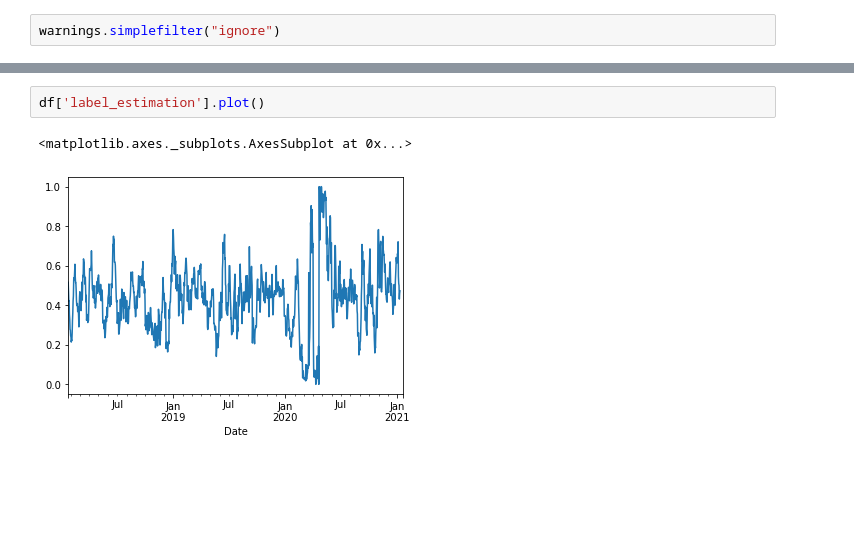
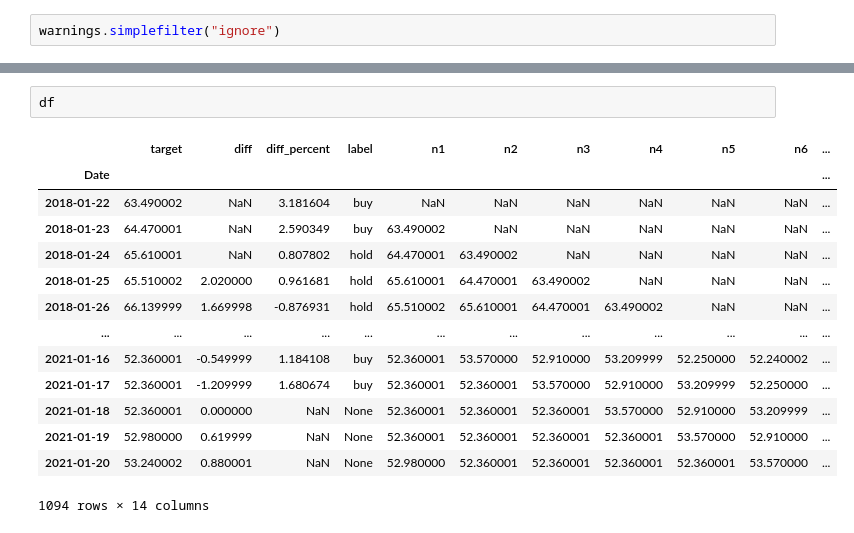
Before and after one commit to svkov/time-series-forecasting, a Jupyter notebook: notebooks/Classification.ipynb, the cells around one changed output, grey strips where cells are left out. Drawn from its saved outputs; the diff is of its cells as text; blank space fills up the shorter version.

```diff
--- a/notebooks/Classification.ipynb
+++ b/notebooks/Classification.ipynb
@@ -115,5 +86,17 @@ df = prepare_data(n=n, thresh=thresh, window_len=window_len, a=10)
 # %%
-df['label_estimation'].plot()
+df
 # %% [output]
+|  | target | diff | diff_percent | label | n1 | n2 | n3 | n4 | n5 | n6 | ... |
+| Date |  |  |  |  |  |  |  |  |  |  | ... |
+| 2018-01-22 | 63.490002 | NaN | 3.181604 | buy | NaN | NaN | NaN | NaN | NaN | NaN | ... |
+| 2018-01-23 | 64.470001 | NaN | 2.590349 | buy | 63.490002 | NaN | NaN | NaN | NaN | NaN | ... |
+| 2018-01-24 | 65.610001 | NaN | 0.807802 | hold | 64.470001 | 63.490002 | NaN | NaN | NaN | NaN | ... |
+| 2018-01-25 | 65.510002 | 2.020000 | 0.961681 | hold | 65.610001 | 64.470001 | 63.490002 | NaN | NaN | NaN | ... |
+| 2018-01-26 | 66.139999 | 1.669998 | -0.876931 | hold | 65.510002 | 65.610001 | 64.470001 | 63.490002 | NaN | NaN | ... |
+| ... | ... | ... | ... | ... | ... | ... | ... | ... | ... | ... | ... |
+| 2021-01-16 | 52.360001 | -0.549999 | 1.184108 | buy | 52.360001 | 53.570000 | 52.910000 | 53.209999 | 52.250000 | 52.240002 | ... |
+| 2021-01-17 | 52.360001 | -1.209999 | 1.680674 | buy | 52.360001 | 52.360001 | 53.570000 | 52.910000 | 53.209999 | 52.250000 | ... |
+| 2021-01-18 | 52.360001 | 0.000000 | NaN | None | 52.360001 | 52.360001 | 52.360001 | 53.570000 | 52.910000 | 53.209999 | ... |
+| 2021-01-19 | 52.980000 | 0.619999 | NaN | None | 52.360001 | 52.360001 | 52.360001 | 52.360001 | 53.570000 | 52.910000 | ... |
+| 2021-01-20 | 53.240002 | 0.880001 | NaN | None | 52.980000 | 52.360001 | 52.360001 | 52.360001 | 52.360001 | 53.570000 | ... |
-<matplotlib.axes._subplots.AxesSubplot at 0x...>
+1094 rows × 14 columns
-[figure, removed]
```
Also changed, not shown: parts of 36 cells of this notebook, 3 other files.
